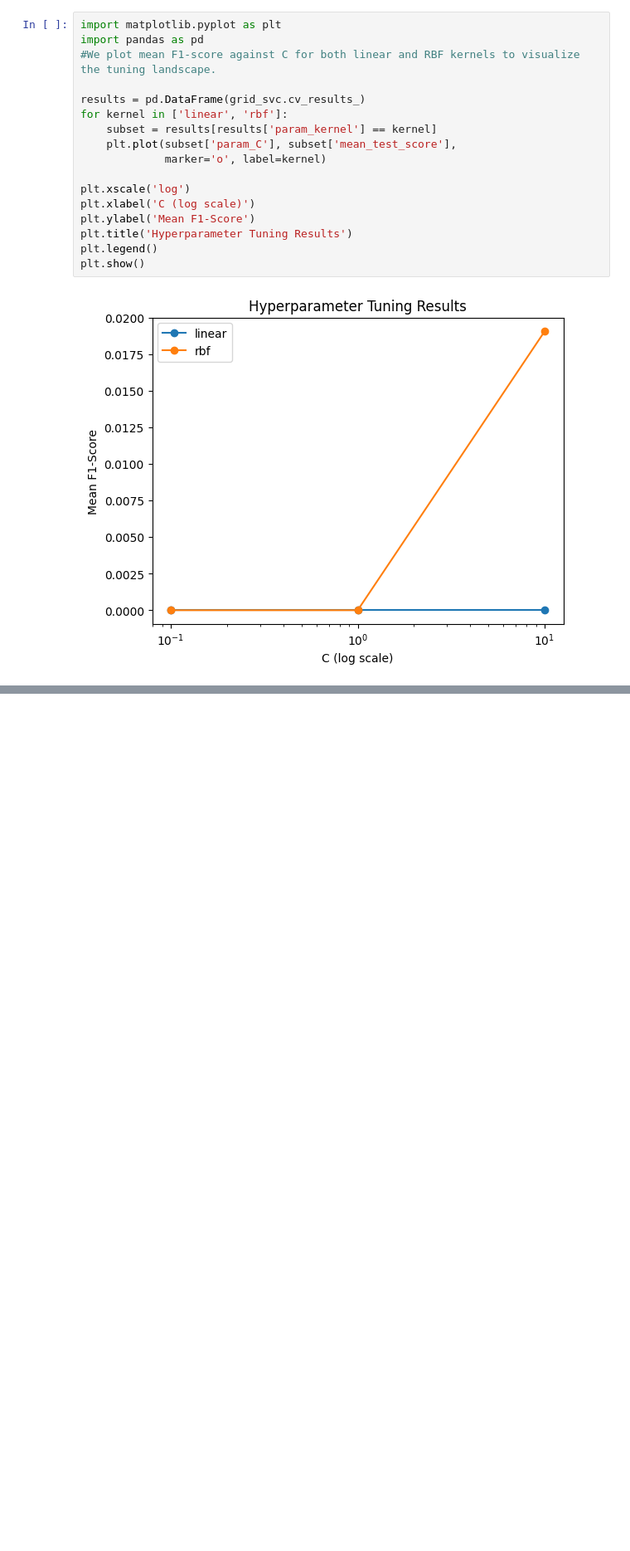
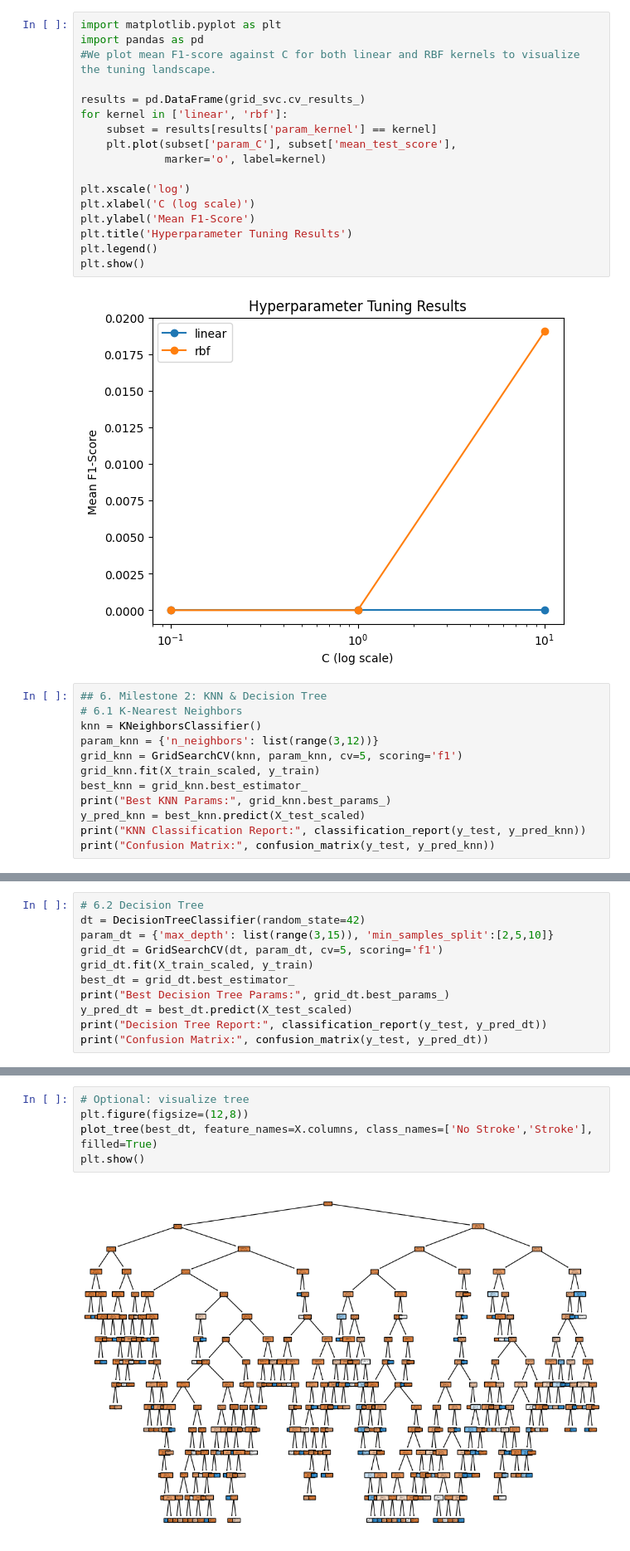
Before and after one commit to Geno212/Early-prediction-of-stroke-risk, a Jupyter notebook: stroke_prediction_milestones.ipynb, the cells around one changed output, grey strips where cells are left out. Shown at 83% size. Drawn from its saved outputs; the diff is of its cells as text; blank space fills up the shorter version.

Commit message:
training Classifiers (KNN and Decision Tree) and Testing them. In addition to clustering analysis.

```diff
--- a/stroke_prediction_milestones.ipynb
+++ b/stroke_prediction_milestones.ipynb
@@ -259,3 +259,15 @@ plt.legend()
 plt.show()
 # %% [output]
 [figure]
+# %%
+## 6. Milestone 2: KNN & Decision Tree
+# 6.1 K-Nearest Neighbors
+knn = KNeighborsClassifier()
+param_knn = {'n_neighbors': list(range(3,12))}
+grid_knn = GridSearchCV(knn, param_knn, cv=5, scoring='f1')
+grid_knn.fit(X_train_scaled, y_train)
+best_knn = grid_knn.best_estimator_
+print("Best KNN Params:", grid_knn.best_params_)
+y_pred_knn = best_knn.predict(X_test_scaled)
+print("KNN Classification Report:", classification_report(y_test, y_pred_knn))
+print("Confusion Matrix:", confusion_matrix(y_test, y_pred_knn))
@@ -261,0 +287,11 @@ plt.show()
+# %%
+# 6.2 Decision Tree
+dt = DecisionTreeClassifier(random_state=42)
+param_dt = {'max_depth': list(range(3,15)), 'min_samples_split':[2,5,10]}
+grid_dt = GridSearchCV(dt, param_dt, cv=5, scoring='f1')
+grid_dt.fit(X_train_scaled, y_train)
+best_dt = grid_dt.best_estimator_
+print("Best Decision Tree Params:", grid_dt.best_params_)
+y_pred_dt = best_dt.predict(X_test_scaled)
+print("Decision Tree Report:", classification_report(y_test, y_pred_dt))
+print("Confusion Matrix:", confusion_matrix(y_test, y_pred_dt))
@@ -261,0 +311,7 @@ plt.show()
+# %%
+# Optional: visualize tree
+plt.figure(figsize=(12,8))
+plot_tree(best_dt, feature_names=X.columns, class_names=['No Stroke','Stroke'], filled=True)
+plt.show()
+# %% [output]
+[figure, added]
```
Also changed, not shown: parts of 5 cells of this notebook.
